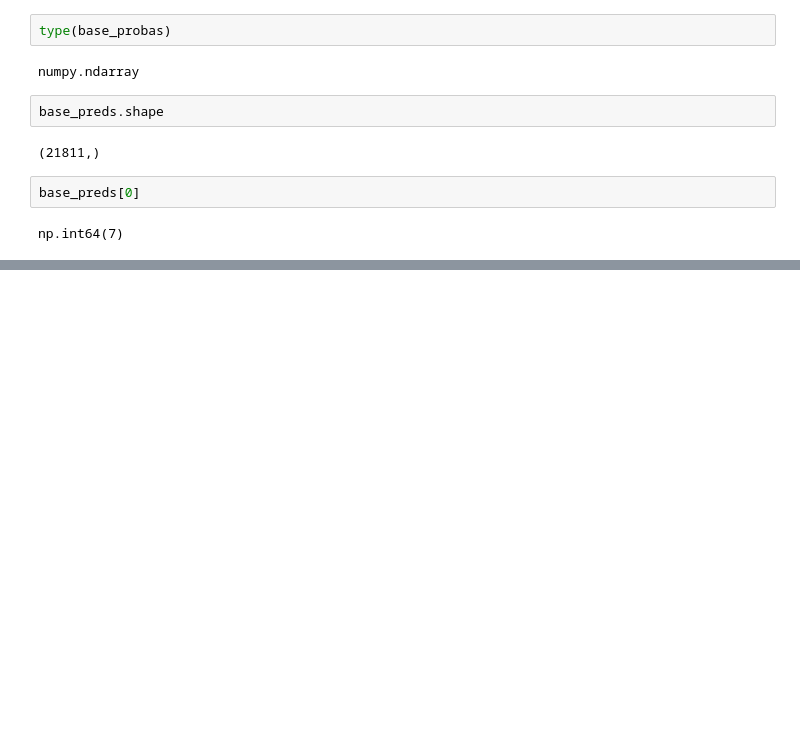
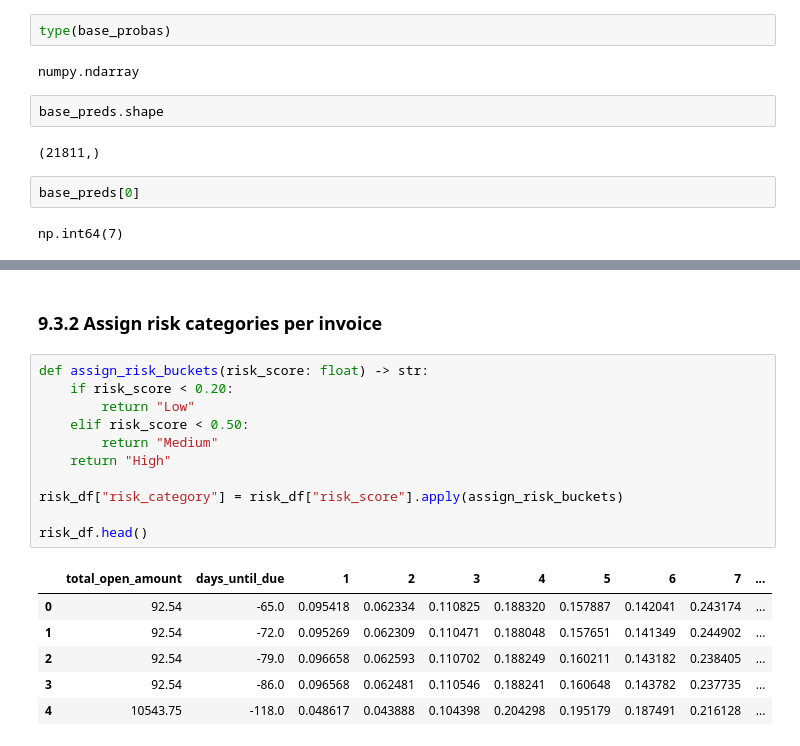
Before and after one commit to EwaltsJ/cf_copilot, a Jupyter notebook: notebooks/risk_scoring_ewaltsj.ipynb, the cells around one changed output, grey strips where cells are left out. Drawn from its saved outputs; the diff is of its cells as text; blank space fills up the shorter version.

```diff
--- a/notebooks/cashflow_forecast_ewaltsj.ipynb
+++ b/notebooks/risk_scoring_ewaltsj.ipynb
@@ -935,0 +726,20 @@ cf_metrics
+# %% [markdown]
+### 9.3.2 Assign risk categories per invoice
+# %%
+def assign_risk_buckets(risk_score: float) -> str:
+    if risk_score < 0.20:
+        return "Low"
+    elif risk_score < 0.50:
+        return "Medium"
+    return "High"
+
+risk_df["risk_category"] = risk_df["risk_score"].apply(assign_risk_buckets)
+
+risk_df.head()
+# %% [output]
+|  | total_open_amount | days_until_due | 1 | 2 | 3 | 4 | 5 | 6 | 7 | ... |
+| 0 | 92.54 | -65.0 | 0.095418 | 0.062334 | 0.110825 | 0.188320 | 0.157887 | 0.142041 | 0.243174 | ... |
+| 1 | 92.54 | -72.0 | 0.095269 | 0.062309 | 0.110471 | 0.188048 | 0.157651 | 0.141349 | 0.244902 | ... |
+| 2 | 92.54 | -79.0 | 0.096658 | 0.062593 | 0.110702 | 0.188249 | 0.160211 | 0.143182 | 0.238405 | ... |
+| 3 | 92.54 | -86.0 | 0.096568 | 0.062481 | 0.110546 | 0.188241 | 0.160648 | 0.143782 | 0.237735 | ... |
+| 4 | 10543.75 | -118.0 | 0.048617 | 0.043888 | 0.104398 | 0.204298 | 0.195179 | 0.187491 | 0.216128 | ... |
```
Also changed, not shown: parts of 36 cells of this notebook.
